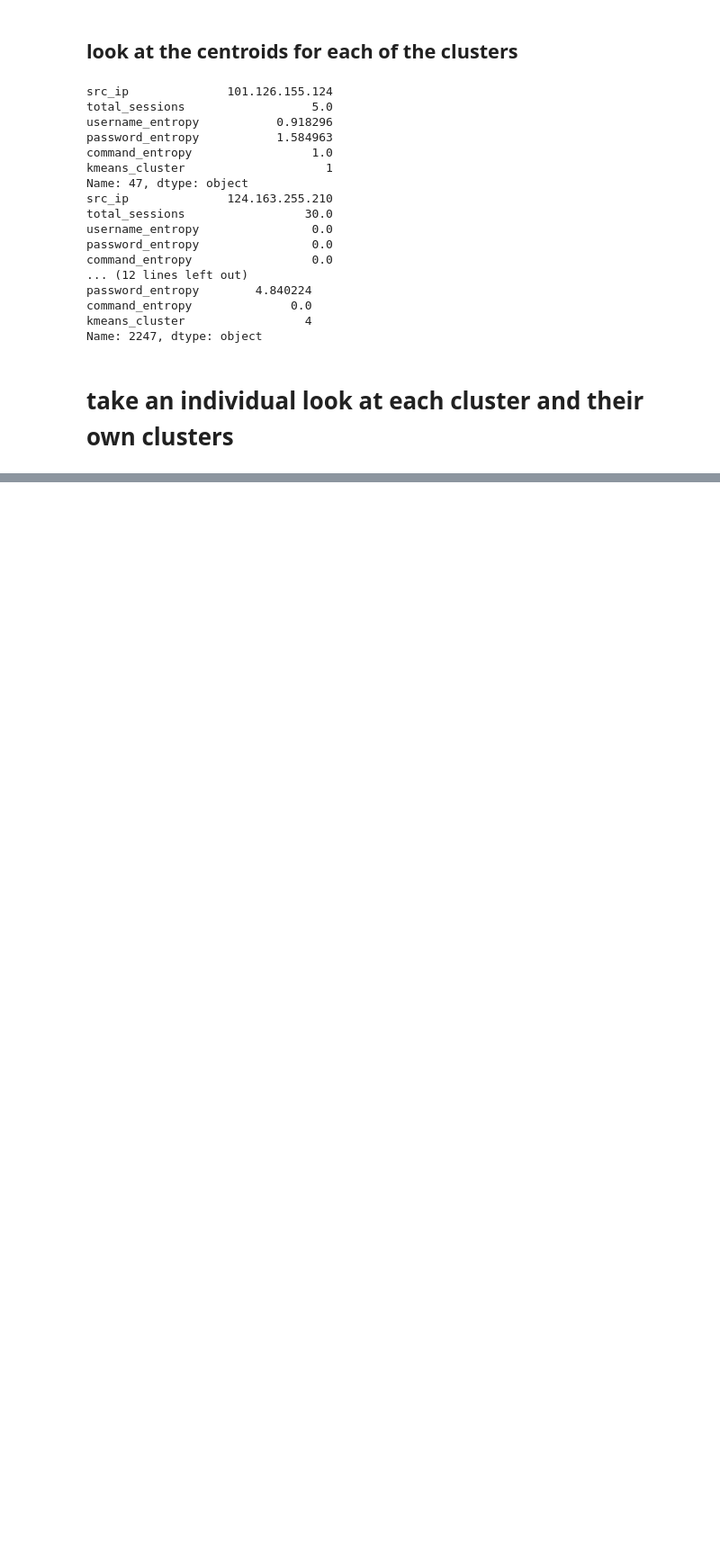
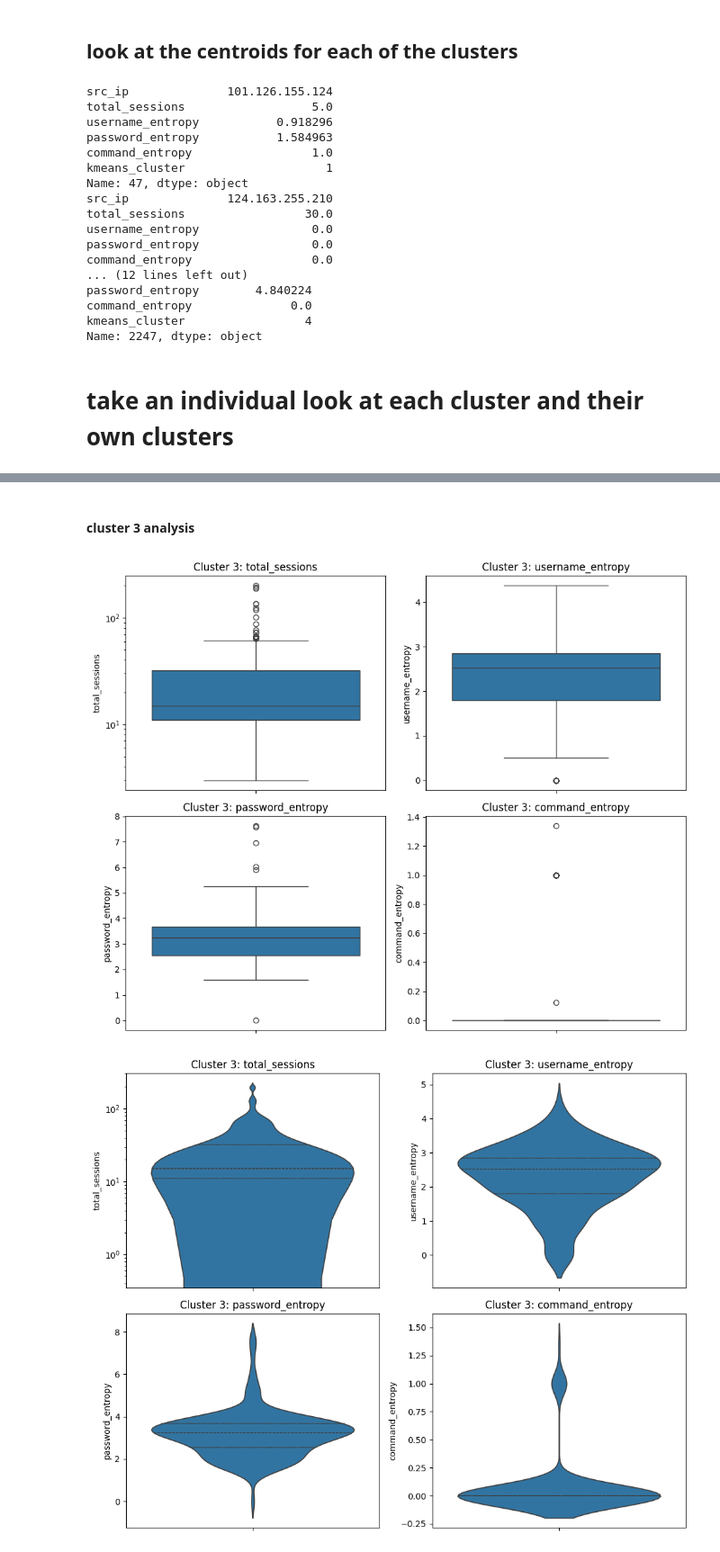
Before and after one commit to E-Savage/Cowrie-Behavioral-Analyasis, a Jupyter notebook: honeypot_entropy_analysis.ipynb, the cells around one changed output, grey strips where cells are left out. Shown at 90% size. Cells and saved outputs as stored; diff of their text form; code cells hidden in the pictures; blank space fills up the shorter version.

```diff
--- a/honeypot_entropy_analysis.ipynb
+++ b/honeypot_entropy_analysis.ipynb
@@ -474,0 +813,74 @@ Name: 2247, dtype: object
+# %% [markdown]
+#### cluster 3 analysis
+# %%
+# analysis for cluster 3
+boxplots_cluster(kmeans_cluster_3_clean, title_prefix="Cluster 3")
+violins_cluster(kmeans_cluster_3_clean, title_prefix="Cluster 3")
+pairplot_cluster(kmeans_cluster_3_clean, title="Cluster 3 pairplot")
+corr_cluster3 = corr_heatmap_cluster(kmeans_cluster_3_clean, title="Cluster 3 correlations")
+# make a dendrogram for cluster 3
+# normalize cluster 3 data
+from sklearn.preprocessing import MinMaxScaler
+scaler = MinMaxScaler()
+kmeans_cluster_3_normalized = scaler.fit_transform(kmeans_cluster_3_clean)
+linked = linkage(kmeans_cluster_3_normalized, method='ward')
+plt.figure(figsize=(10, 7))
+dendrogram(
+    linked,
+    truncate_mode='lastp',   # or 'level'
+    p=30,                    # show only last 30 merged clusters
+    show_leaf_counts=True,
+    leaf_rotation=90,
+)
+plt.title('Dendrogram of KMeans Cluster 3 Features')
+plt.xlabel('Sample index')
+plt.ylabel('Distance')
+plt.savefig('nov_14/cluster3/dendrogram_kmeans_cluster_3.png', dpi=300, bbox_inches='tight')
+plt.show()
+
+# find optimal number of subclusters for cluster 3 using silhouette and DBI
+silhouette_scores = []
+davies_bouldin_scores = []
+k_range = range(2, 6)
+for k in k_range:
+    kmeans = KMeans(n_clusters=k, random_state=42, n_init='auto')
+    labels = kmeans.fit_predict(kmeans_cluster_3_normalized)
+    silhouette_avg = silhouette_score(kmeans_cluster_3_normalized, labels)
+    dbi = davies_bouldin_score(kmeans_cluster_3_normalized, labels)
+    silhouette_scores.append(silhouette_avg)
+    davies_bouldin_scores.append(dbi)
+# Plotting the scores
+plt.figure(figsize=(12, 6))
+plt.subplot(1, 2, 1)
+plt.plot(k_range, silhouette_scores, marker='o')
+plt.title('KMeans Cluster 3 Silhouette Score vs. Number of Subclusters')
+plt.xlabel('Number of Subclusters')
+plt.ylabel('Silhouette Score')
+plt.subplot(1, 2, 2)
+plt.plot(k_range, davies_bouldin_scores, marker='o')
+plt.title('KMeans Cluster 3 Davies-Bouldin Score vs. Number of Subclusters')
+plt.xlabel('Number of Subclusters')
+plt.ylabel('Davies-Bouldin Score')
+plt.tight_layout()
+plt.savefig('nov_14/cluster3/kmeans_cluster3_subcluster_evaluation.png', dpi=300, bbox_inches='tight')
+plt.show()
+
+
+
+# find centroids for cluster 3
+kmeans_cluster_3_kmeans = KMeans(n_clusters=2, random_state=42, n_init='auto')
+kmeans_cluster_3_kmeans.fit(kmeans_cluster_3_normalized)
+kmeans_cluster_3_labels = kmeans_cluster_3_kmeans.labels_
+kmeans_cluster_3['subcluster'] = kmeans_cluster_3_labels + 1
+print("KMeans Cluster 3 Subcluster Labels:")
+print(kmeans_cluster_3.head())
+print("KMeans Cluster 3 Subcluster Counts:")
+print(kmeans_cluster_3['subcluster'].value_counts())
+# centroids
+centroids_cluster_3 = kmeans_cluster_3_kmeans.cluster_centers_
+centroids_cluster_3_df = pd.DataFrame(centroids_cluster_3, columns=features)
+print("KMeans Cluster 3 Centroids:")
+print(centroids_cluster_3_df)
+# %% [output]
+[figure, added]
+[figure, added]
```
Also changed, not shown: parts of 11 cells of this notebook.
